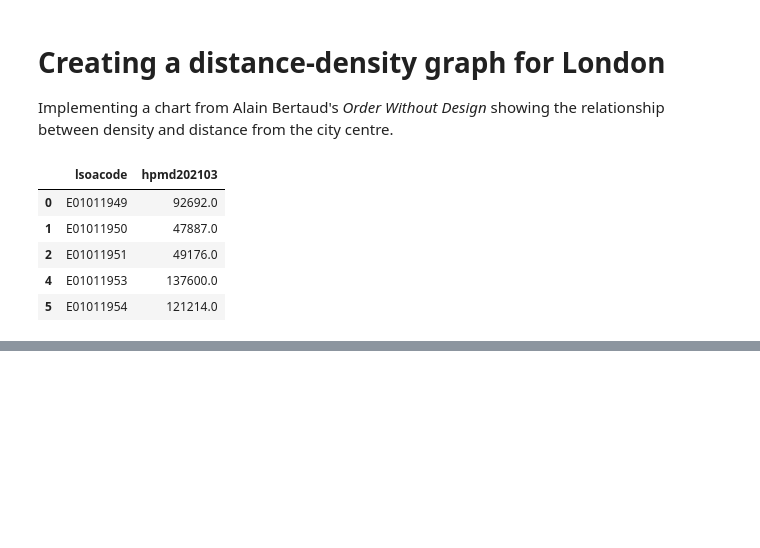
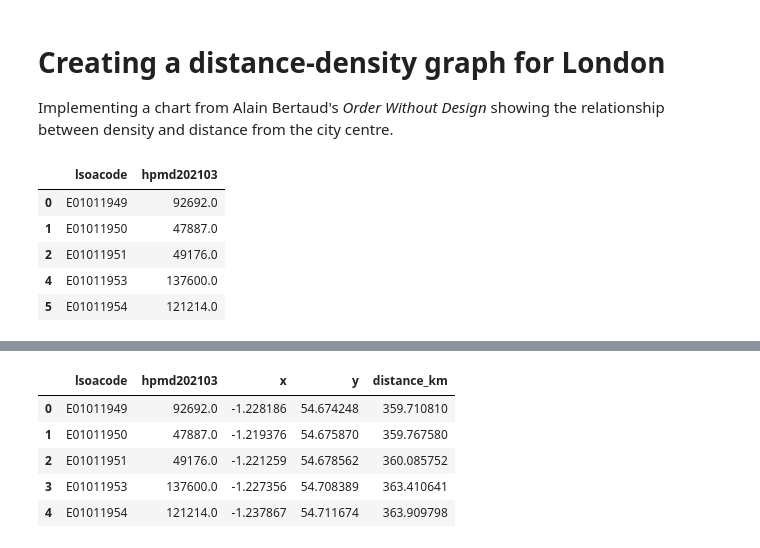
Before and after one commit to type5sonata/london_owd_notebooks, a Jupyter notebook: 1_landvalue_by_distance.ipynb, the cells around one changed output, grey strips where cells are left out. Cells and saved outputs as stored; diff of their text form; code cells hidden in the pictures; blank space fills up the shorter version.

```diff
--- a/1_landvalue_by_distance.ipynb
+++ b/1_landvalue_by_distance.ipynb
@@ -49,0 +77,9 @@ df = homeprices.join(centroids, on = )
+# %%
+df.head()
+# %% [output]
+|  | lsoacode | hpmd202103 | x | y | distance_km |
+| 0 | E01011949 | 92692.0 | -1.228186 | 54.674248 | 359.710810 |
+| 1 | E01011950 | 47887.0 | -1.219376 | 54.675870 | 359.767580 |
+| 2 | E01011951 | 49176.0 | -1.221259 | 54.678562 | 360.085752 |
+| 3 | E01011953 | 137600.0 | -1.227356 | 54.708389 | 363.410641 |
+| 4 | E01011954 | 121214.0 | -1.237867 | 54.711674 | 363.909798 |
```
Also changed, not shown: parts of 10 cells of this notebook, 1 other file.
